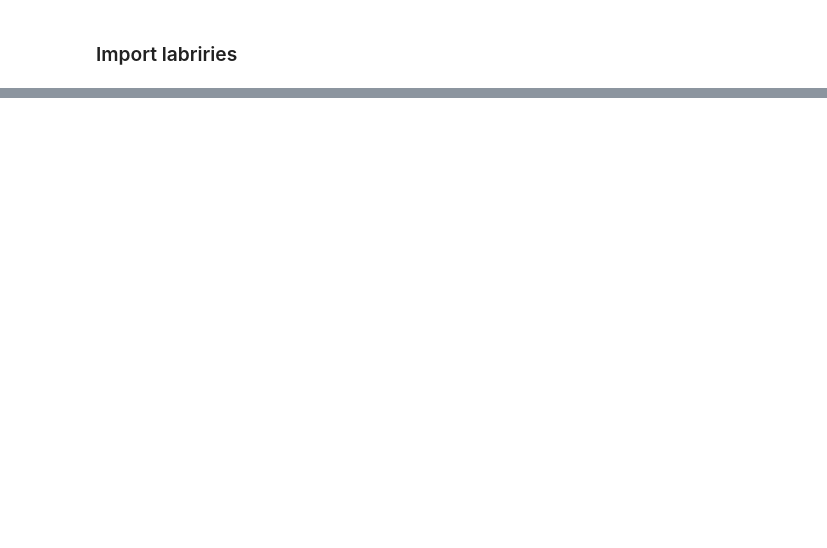
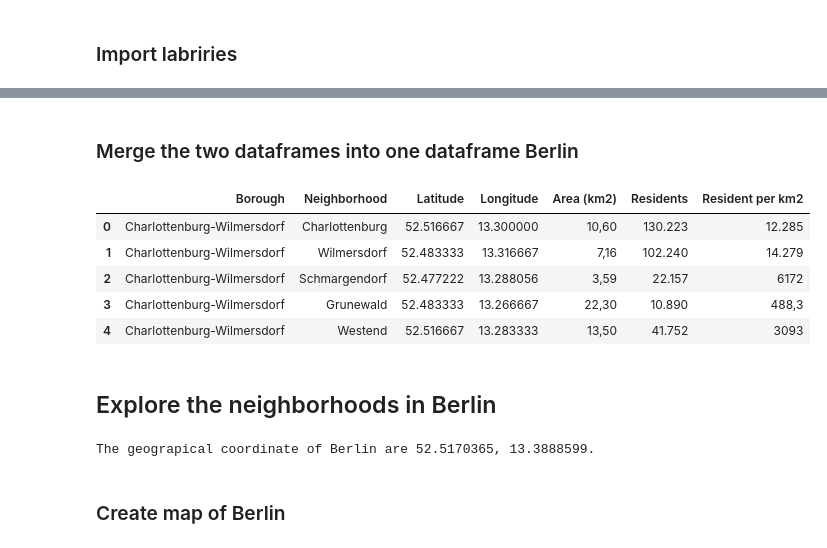
Before and after one commit to littledevilsisi/Coursera_Capstone, a Jupyter notebook: The_Battle_of_Neighbourhoods_in_Berlin.ipynb, the cells around one changed output, grey strips where cells are left out. Cells and saved outputs as stored; diff of their text form; code cells hidden in the pictures; blank space fills up the shorter version.

```diff
--- a/The_Battle_of_Neighbourhoods_in_Berlin.ipynb
+++ b/The_Battle_of_Neighbourhoods_in_Berlin.ipynb
@@ -45,0 +106,4 @@ berlin_data
+# %%
+# Find the second table from the wiki page
+second_table = soup.findAll("table",{'class':"wikitable sortable zebra"})[1]
+second_table
@@ -45,0 +128,30 @@ berlin_data
+# %%
+# get the information from the table row by row and save it into arrays
+number=[]
+neighborhood=[]
+borough=[]
+area=[]
+resident=[]
+resident_per_sqr_km=[]
+
+
+for row in second_table.find_all('tr'):
+    col = row.find_all('td')
+    if len(col)==6:
+        number.append(col[0].find(text=True))
+        neighborhood.append(col[1].find(text=True))
+        borough.append(col[2].find(text=True))
+        area.append(col[3].find(text=True))
+        resident.append(col[4].find(text=True))
+        resident_per_sqr_km.append(col[5].find(text=True))
+# %%
+# create a dataframe from the scraped data
+df_berlin_residents = pd.DataFrame(number,columns=['Number'])
+df_berlin_residents['Neighborhood']=neighborhood
+df_berlin_residents['Borough']=borough
+df_berlin_residents['Area (km2)']=area
+df_berlin_residents['Residents']=resident
+df_berlin_residents['Resident per km2']=resident_per_sqr_km
+
+
+df_berlin_residents.head()
@@ -45,0 +165,4 @@ berlin_data
+# %%
+# remove the Number column as we don't need it for the analysis
+df_berlin_residents.drop(columns=['Number'], inplace=True)
+df_berlin_residents.head()
@@ -45,0 +176,29 @@ berlin_data
+# %% [markdown]
+### Merge the two dataframes into one dataframe Berlin
+# %%
+# merge the dataframes containg infomation of the residents and the neighborhoods' coordinates
+berlin_merged = berlin_data.merge(df_berlin_residents)
+
+berlin_merged.head()
+# %% [output]
+|  | Borough | Neighborhood | Latitude | Longitude | Area (km2) | Residents | Resident per km2 |
+| 0 | Charlottenburg-Wilmersdorf | Charlottenburg | 52.516667 | 13.300000 | 10,60 | 130.223 | 12.285 |
+| 1 | Charlottenburg-Wilmersdorf | Wilmersdorf | 52.483333 | 13.316667 | 7,16 | 102.240 | 14.279 |
+| 2 | Charlottenburg-Wilmersdorf | Schmargendorf | 52.477222 | 13.288056 | 3,59 | 22.157 | 6172 |
+| 3 | Charlottenburg-Wilmersdorf | Grunewald | 52.483333 | 13.266667 | 22,30 | 10.890 | 488,3 |
+| 4 | Charlottenburg-Wilmersdorf | Westend | 52.516667 | 13.283333 | 13,50 | 41.752 | 3093 |
+# %% [markdown]
+## Explore the neighborhoods in Berlin
+# %%
+# get the geo location of Berlin
+address = 'Berlin'
+
+geolocator = Nominatim(user_agent="berlin_explorer")
+location = geolocator.geocode(address)
+latitude = location.latitude
+longitude = location.longitude
+print('The geograpical coordinate of Berlin are {}, {}.'.format(latitude, longitude))
+# %% [output]
+The geograpical coordinate of Berlin are 52.5170365, 13.3888599.
+# %% [markdown]
+### Create map of Berlin
```
Also changed, not shown: parts of 57 cells of this notebook.
